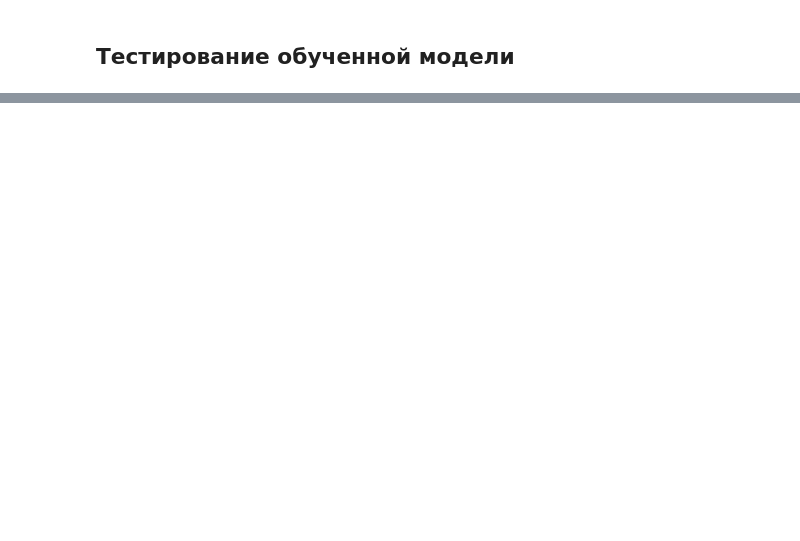
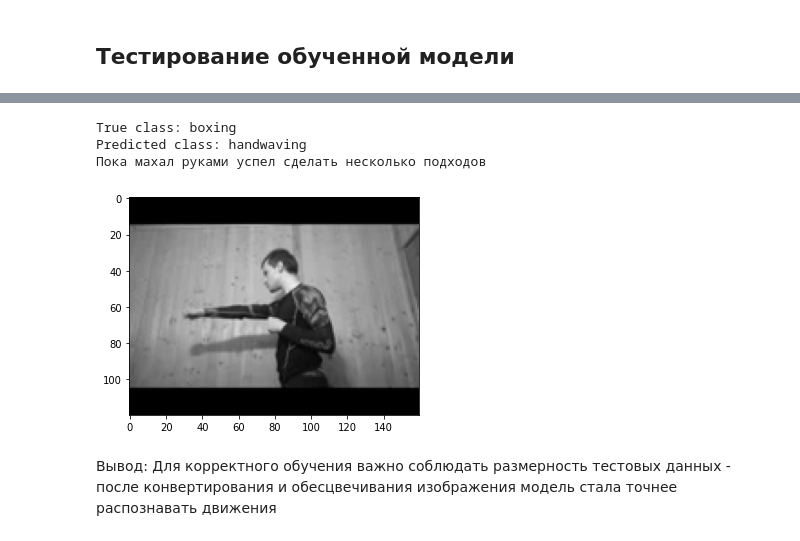
Before and after one commit to Nickel-nc/GU_Deep_Learning_In_Computer_Vision, a Jupyter notebook: 7. Video Processing/Video_Processing.ipynb, the cells around one changed output, grey strips where cells are left out. Cells and saved outputs as stored; diff of their text form; code cells hidden in the pictures; blank space fills up the shorter version.

Commit message:
Video processing. Action classification

```diff
--- a/7. Video Processing/Video_Processing.ipynb
+++ b/7. Video Processing/Video_Processing.ipynb
@@ -179,0 +202,22 @@ Predicted class: handwaving
+# %%
+# fpath, cls_true = random.choice(dataset)
+
+videodata = skvideo.io.vread('./test-boxing-g.mp4')
+videodata = videodata.astype(np.float32) / 255.
+plt.imshow(videodata[115, ...])
+
+motion = np.mean(videodata[1:, ...] - videodata[:-1, ...], axis=3, keepdims=True)
+
+out = model(motion[None, ...])[0]
+cls_pred = np.argmax(out.numpy())
+
+print('True class:', 'boxing')
+print('Predicted class:', classes[cls_pred])
+print('Пока махал руками успел сделать несколько подходов')
+# %% [output]
+True class: boxing
+Predicted class: handwaving
+Пока махал руками успел сделать несколько подходов
+[figure, added]
+# %% [markdown]
+Вывод: Для корректного обучения важно соблюдать размерность тестовых данных - после конвертирования и обесцвечивания изображения модель стала точнее распознавать движения
```
Also changed, not shown: parts of 14 cells of this notebook.
